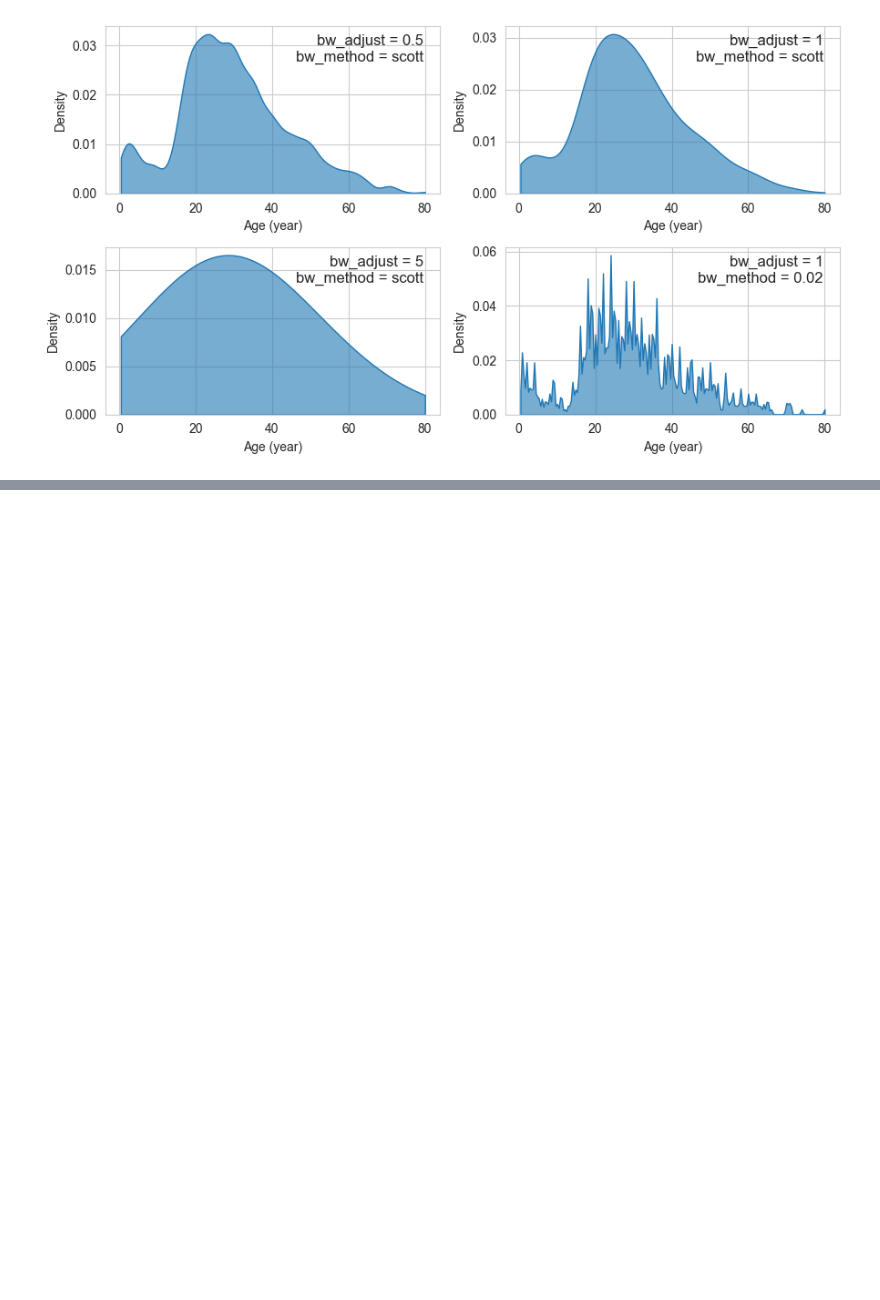
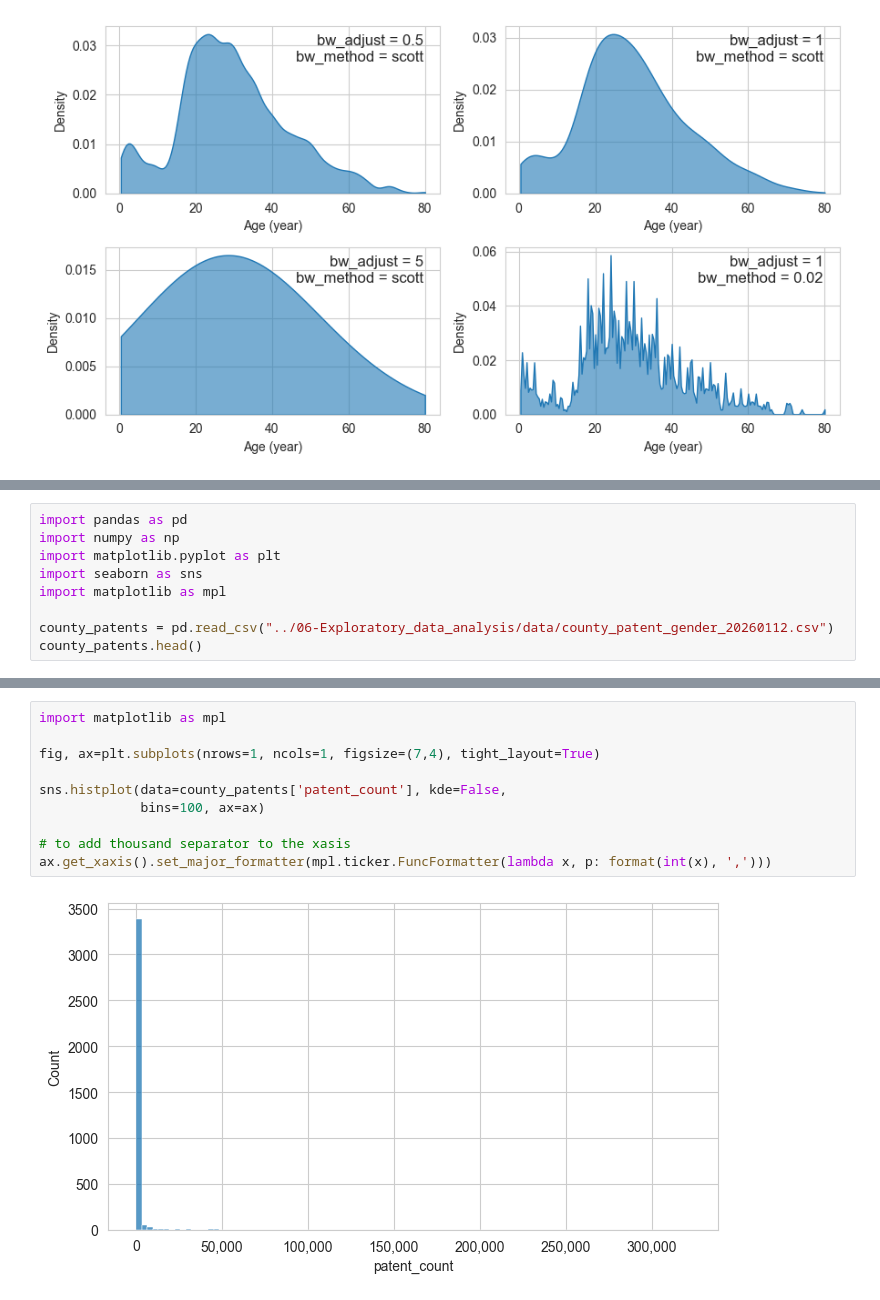
Before and after one commit to jieshu-wang-SBU/EST389_371_2026_spring, a Jupyter notebook: lectures/07-Data_visualization/07-02_visualize_distributions.ipynb, the cells around one changed output, grey strips where cells are left out. Drawn from its saved outputs; the diff is of its cells as text; blank space fills up the shorter version.

```diff
--- a/lectures/07-Data_visualization/07-02_visualize_distributions.ipynb
+++ b/lectures/07-Data_visualization/07-02_visualize_distributions.ipynb
@@ -94,0 +146,9 @@ for bw_adjust, bw_method, ax in zip([0.5, 1, 5, 1],
+# %%
+import pandas as pd
+import numpy as np
+import matplotlib.pyplot as plt
+import seaborn as sns
+import matplotlib as mpl
+
+county_patents = pd.read_csv("../06-Exploratory_data_analysis/data/county_patent_gender_20260112.csv")
+county_patents.head()
@@ -94,0 +162,12 @@ for bw_adjust, bw_method, ax in zip([0.5, 1, 5, 1],
+# %%
+import matplotlib as mpl
+
+fig, ax=plt.subplots(nrows=1, ncols=1, figsize=(7,4), tight_layout=True)
+
+sns.histplot(data=county_patents['patent_count'], kde=False,
+             bins=100, ax=ax)
+
+# to add thousand separator to the xasis
+ax.get_xaxis().set_major_formatter(mpl.ticker.FuncFormatter(lambda x, p: format(int(x), ',')))
+# %% [output]
+[figure, added]
```
Also changed, not shown: parts of 25 cells of this notebook, 1 other file.
